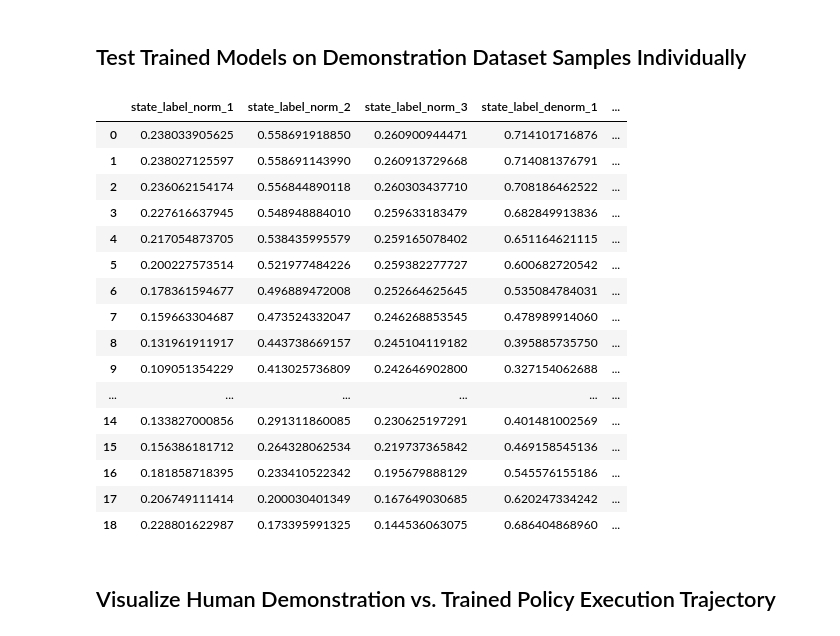
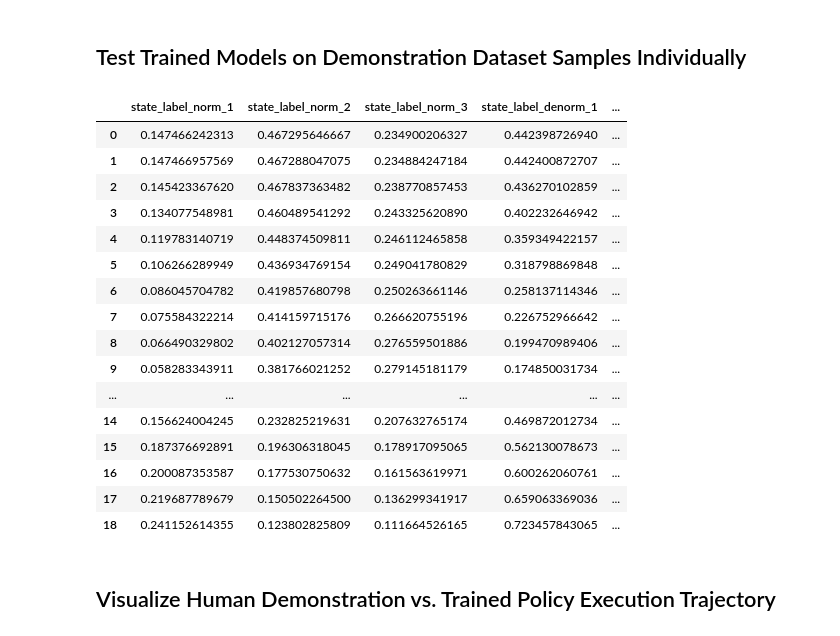
Before and after one commit to resuldagdanov/robot-learning-human-trust, a Jupyter notebook: src/analyses/evaluate_model.ipynb, the cells around one changed output. Saved outputs shown, nothing was run; the diff lists cells and outputs as text; code cells hidden in the pictures.

```diff
--- a/src/analyses/evaluate_model.ipynb
+++ b/src/analyses/evaluate_model.ipynb
@@ -302,26 +366,26 @@ for traj_start_index in range(len(trajectory_indices)):
     del traj_df
 # %%
 # choose one trajectory to analyze out of human demonstrations
-test_trajectory = trajectory_dataframes[-1]
+test_trajectory = trajectory_dataframes[1]
 test_trajectory
 # %% [output]
 |  | state_label_norm_1 | state_label_norm_2 | state_label_norm_3 | state_label_denorm_1 | ... |
-| 0 | 0.238033905625 | 0.558691918850 | 0.260900944471 | 0.714101716876 | ... |
-| 1 | 0.238027125597 | 0.558691143990 | 0.260913729668 | 0.714081376791 | ... |
-| 2 | 0.236062154174 | 0.556844890118 | 0.260303437710 | 0.708186462522 | ... |
-| 3 | 0.227616637945 | 0.548948884010 | 0.259633183479 | 0.682849913836 | ... |
-| 4 | 0.217054873705 | 0.538435995579 | 0.259165078402 | 0.651164621115 | ... |
-| 5 | 0.200227573514 | 0.521977484226 | 0.259382277727 | 0.600682720542 | ... |
-| 6 | 0.178361594677 | 0.496889472008 | 0.252664625645 | 0.535084784031 | ... |
-| 7 | 0.159663304687 | 0.473524332047 | 0.246268853545 | 0.478989914060 | ... |
-| 8 | 0.131961911917 | 0.443738669157 | 0.245104119182 | 0.395885735750 | ... |
-| 9 | 0.109051354229 | 0.413025736809 | 0.242646902800 | 0.327154062688 | ... |
+| 0 | 0.147466242313 | 0.467295646667 | 0.234900206327 | 0.442398726940 | ... |
+| 1 | 0.147466957569 | 0.467288047075 | 0.234884247184 | 0.442400872707 | ... |
+| 2 | 0.145423367620 | 0.467837363482 | 0.238770857453 | 0.436270102859 | ... |
+| 3 | 0.134077548981 | 0.460489541292 | 0.243325620890 | 0.402232646942 | ... |
+| 4 | 0.119783140719 | 0.448374509811 | 0.246112465858 | 0.359349422157 | ... |
+| 5 | 0.106266289949 | 0.436934769154 | 0.249041780829 | 0.318798869848 | ... |
+| 6 | 0.086045704782 | 0.419857680798 | 0.250263661146 | 0.258137114346 | ... |
+| 7 | 0.075584322214 | 0.414159715176 | 0.266620755196 | 0.226752966642 | ... |
+| 8 | 0.066490329802 | 0.402127057314 | 0.276559501886 | 0.199470989406 | ... |
+| 9 | 0.058283343911 | 0.381766021252 | 0.279145181179 | 0.174850031734 | ... |
 | ... | ... | ... | ... | ... | ... |
-| 14 | 0.133827000856 | 0.291311860085 | 0.230625197291 | 0.401481002569 | ... |
-| 15 | 0.156386181712 | 0.264328062534 | 0.219737365842 | 0.469158545136 | ... |
-| 16 | 0.181858718395 | 0.233410522342 | 0.195679888129 | 0.545576155186 | ... |
-| 17 | 0.206749111414 | 0.200030401349 | 0.167649030685 | 0.620247334242 | ... |
-| 18 | 0.228801622987 | 0.173395991325 | 0.144536063075 | 0.686404868960 | ... |
+| 14 | 0.156624004245 | 0.232825219631 | 0.207632765174 | 0.469872012734 | ... |
+| 15 | 0.187376692891 | 0.196306318045 | 0.178917095065 | 0.562130078673 | ... |
+| 16 | 0.200087353587 | 0.177530750632 | 0.161563619971 | 0.600262060761 | ... |
+| 17 | 0.219687789679 | 0.150502264500 | 0.136299341917 | 0.659063369036 | ... |
+| 18 | 0.241152614355 | 0.123802825809 | 0.111664526165 | 0.723457843065 | ... |
 # %% [markdown]
 ## Visualize Human Demonstration vs. Trained Policy Execution Trajectory
 # %%
```
Also changed, not shown: parts of 7 cells of this notebook.
